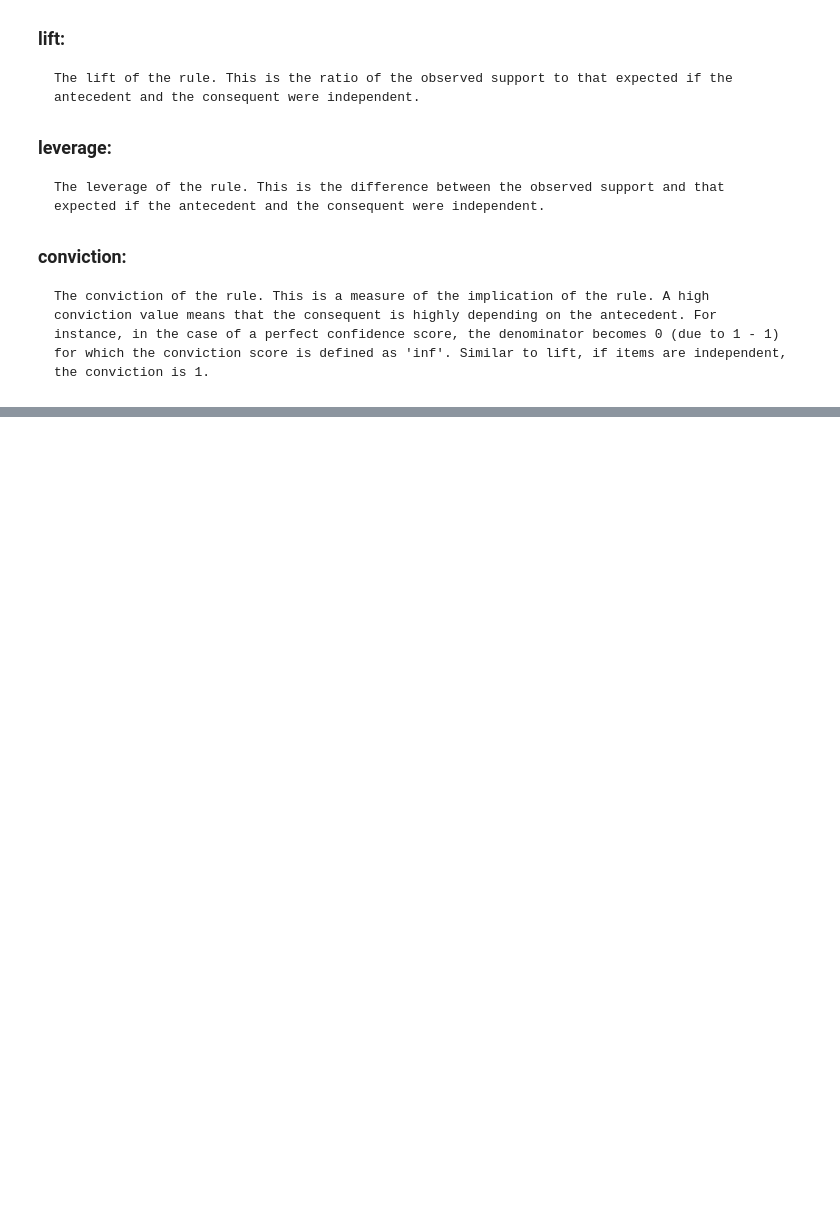
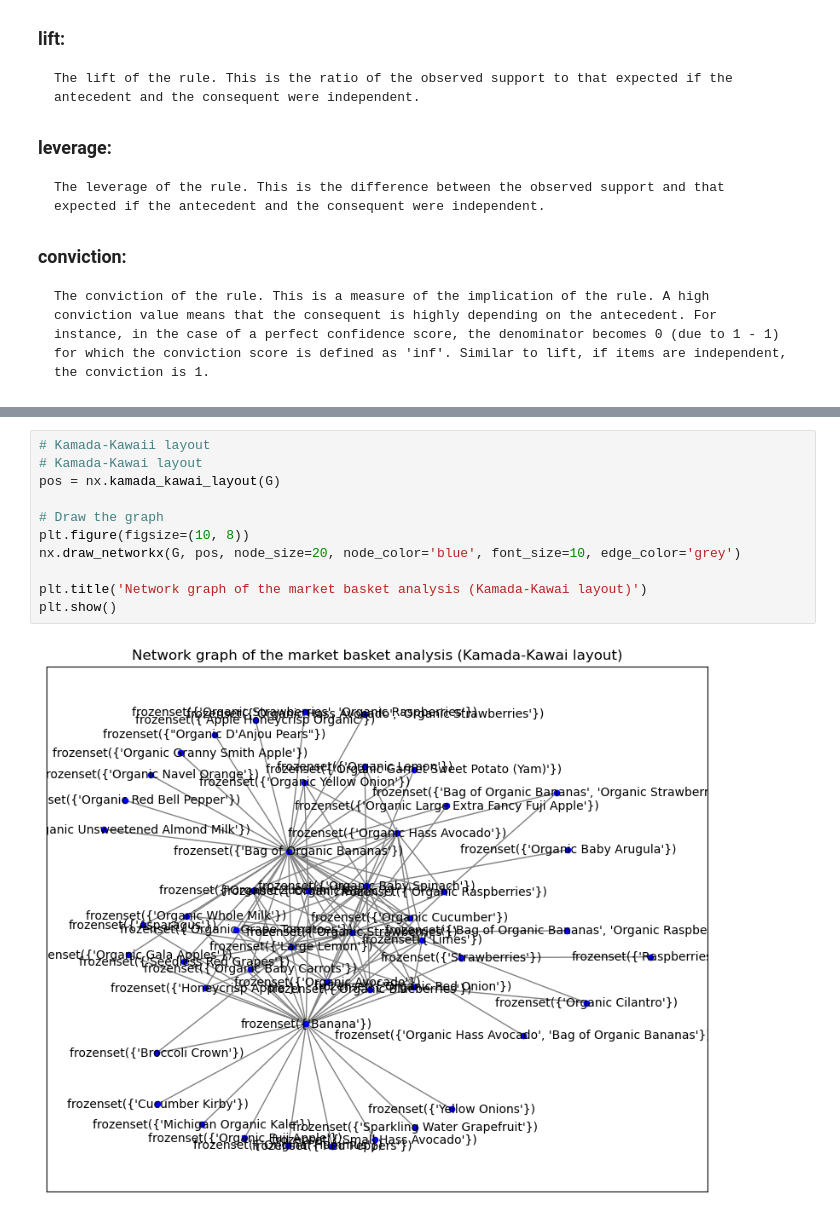
Before and after one commit to Lokesh1302/801A-Group-Project, a Jupyter notebook: instacart_basket.ipynb, the cells around one changed output, grey strips where cells are left out. Drawn from its saved outputs; the diff is of its cells as text; blank space fills up the shorter version.

```diff
--- a/instacart_basket.ipynb
+++ b/instacart_basket.ipynb
@@ -135,0 +153,13 @@ plt.show()
+# %%
+# Kamada-Kawaii layout
+# Kamada-Kawai layout
+pos = nx.kamada_kawai_layout(G)
+
+# Draw the graph
+plt.figure(figsize=(10, 8))
+nx.draw_networkx(G, pos, node_size=20, node_color='blue', font_size=10, edge_color='grey')
+
+plt.title('Network graph of the market basket analysis (Kamada-Kawai layout)')
+plt.show()
+# %% [output]
+[figure, added]
```
Also changed, not shown: parts of 4 cells of this notebook.
